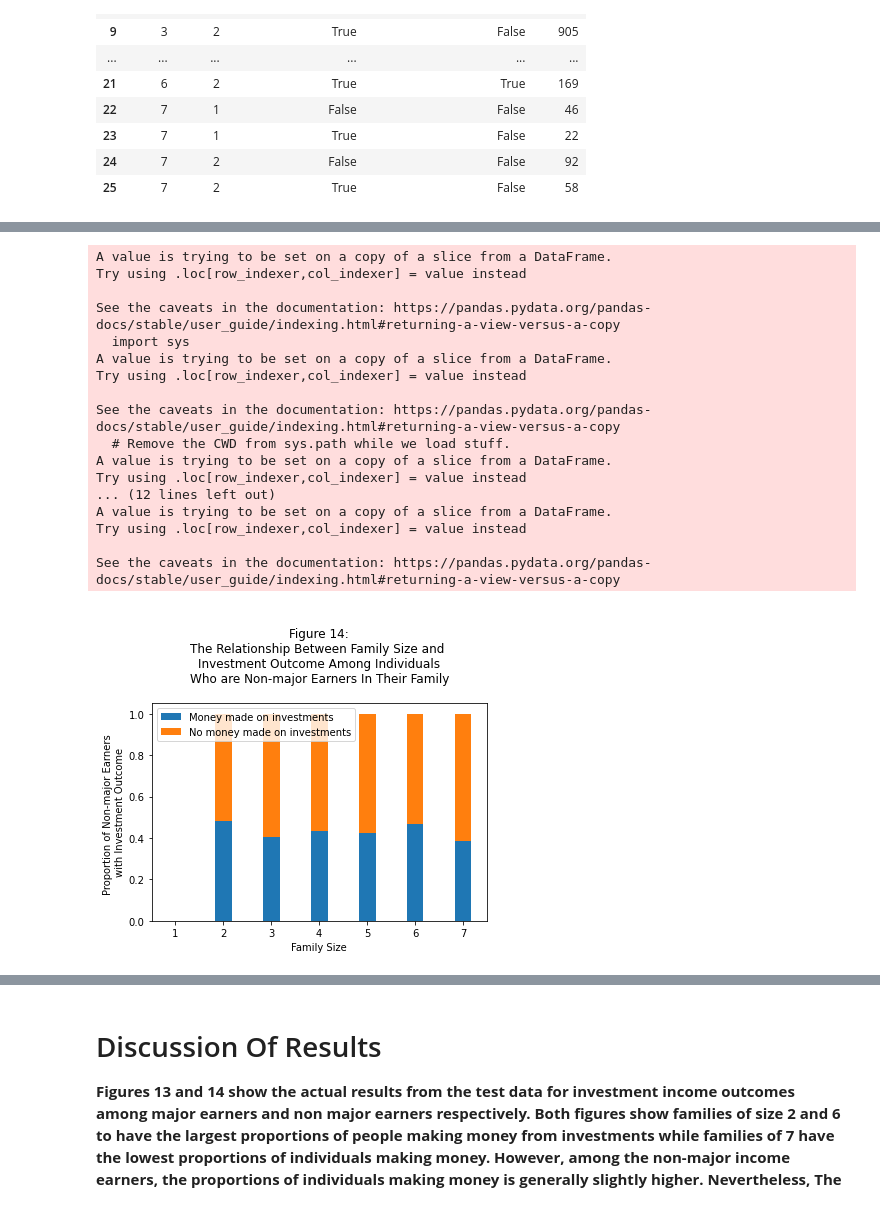
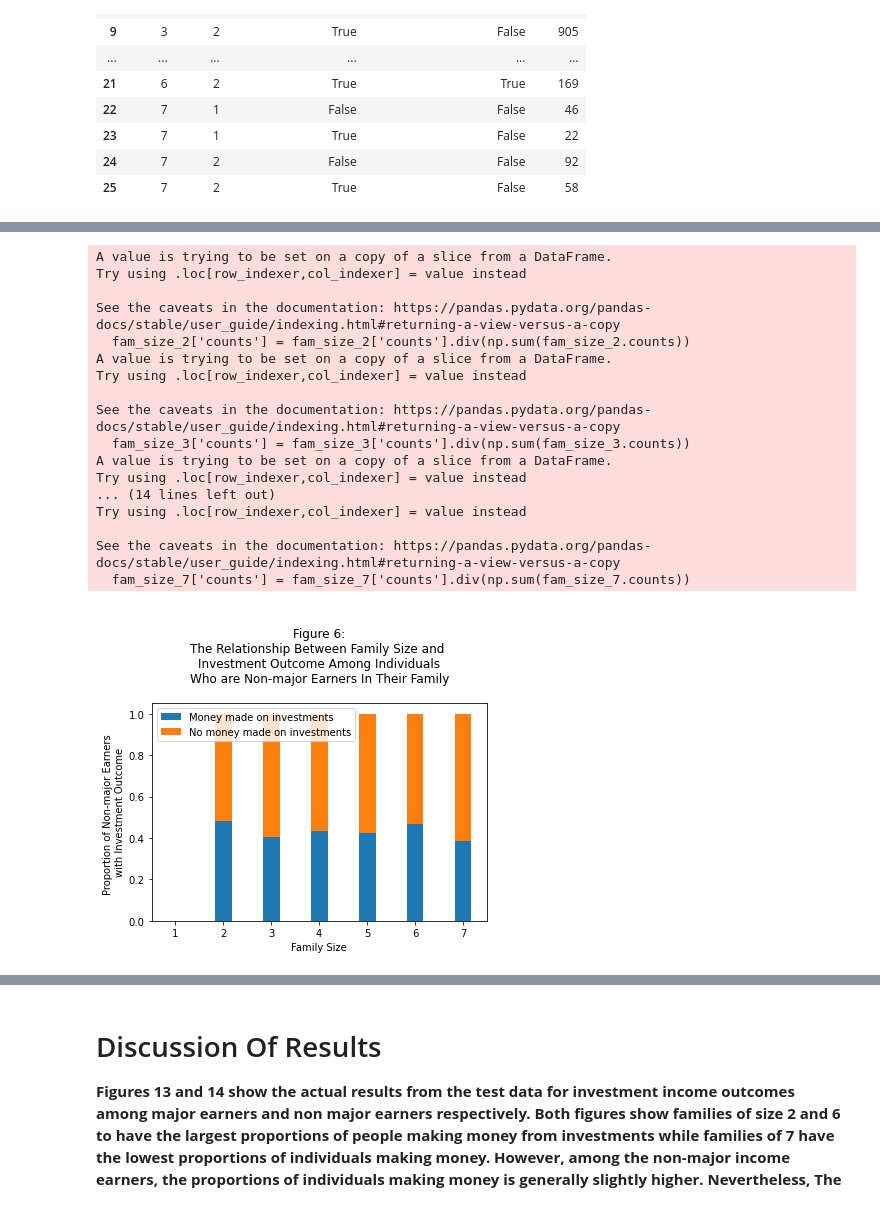
Before and after one commit to izk20/DSCI-310-Group-10, a Jupyter notebook: analysis.ipynb, the cells around one changed output, grey strips where cells are left out. Saved outputs shown, nothing was run; the diff lists cells and outputs as text; code cells hidden in the pictures.

```diff
--- a/analysis.ipynb
+++ b/analysis.ipynb
@@ -600,39 +633,39 @@ ax.bar(family_sizes, made_money_pctg, width, label='Money made on investments')
 ax.bar(family_sizes, not_made_money_pctg, width, bottom=made_money_pctg,
        label='No money made on investments')
 ax.set_xlabel('Family Size')
 ax.set_ylabel(
 """Proportion of Non-major Earners
 with Investment Outcome""")
 ax.set_title(
 """
-Figure 14:
+Figure 6:
 The Relationship Between Family Size and
 Investment Outcome Among Individuals
 Who are Non-major Earners In Their Family
 """)
 
 ax.legend()
 
 plt.show()
 # %% [output]
 A value is trying to be set on a copy of a slice from a DataFrame.
 Try using .loc[row_indexer,col_indexer] = value instead
 
 See the caveats in the documentation: https://pandas.pydata.org/pandas-docs/stable/user_guide/indexing.html#returning-a-view-versus-a-copy
-  import sys
+  fam_size_2['counts'] = fam_size_2['counts'].div(np.sum(fam_size_2.counts))
 A value is trying to be set on a copy of a slice from a DataFrame.
 Try using .loc[row_indexer,col_indexer] = value instead
 
 See the caveats in the documentation: https://pandas.pydata.org/pandas-docs/stable/user_guide/indexing.html#returning-a-view-versus-a-copy
-  # Remove the CWD from sys.path while we load stuff.
+  fam_size_3['counts'] = fam_size_3['counts'].div(np.sum(fam_size_3.counts))
 A value is trying to be set on a copy of a slice from a DataFrame.
 Try using .loc[row_indexer,col_indexer] = value instead
-... (12 lines left out)
-A value is trying to be set on a copy of a slice from a DataFrame.
+... (14 lines left out)
 Try using .loc[row_indexer,col_indexer] = value instead
 
 See the caveats in the documentation: https://pandas.pydata.org/pandas-docs/stable/user_guide/indexing.html#returning-a-view-versus-a-copy
+  fam_size_7['counts'] = fam_size_7['counts'].div(np.sum(fam_size_7.counts))
-[figure, old version]
+[figure, new version]
 # %%
 # Stacked bar chart for PREDICTED test proportions among major earners
 
```
Also changed, not shown: parts of 37 cells of this notebook.
